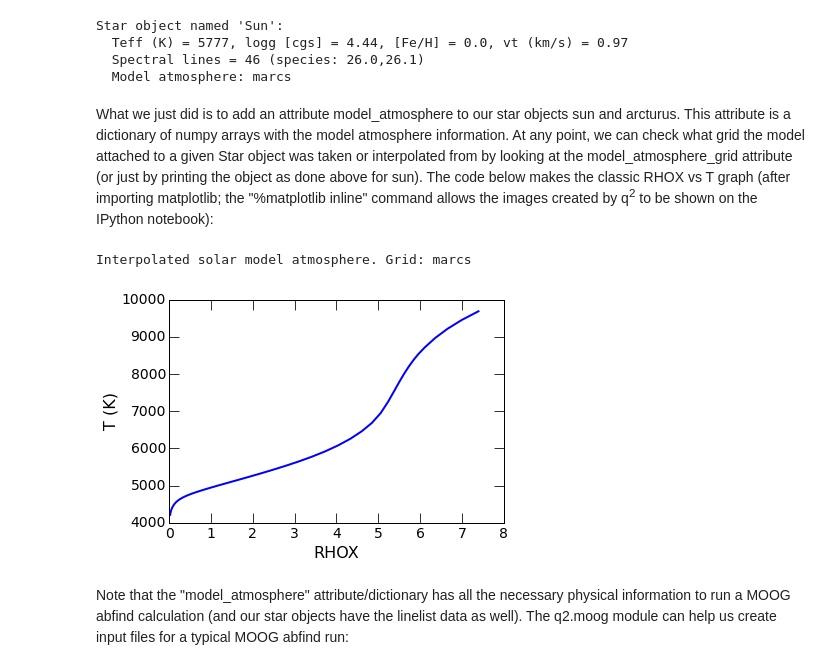
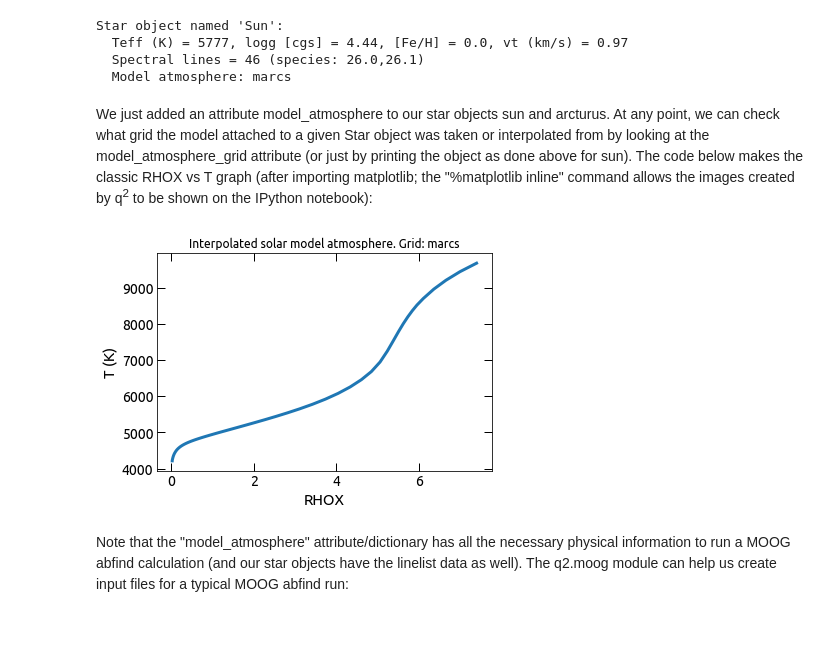
Before and after one commit to astroChasqui/q2_tutorial, a Jupyter notebook: 1. Introduction.ipynb, the cells around one changed output. Saved outputs shown, nothing was run; the diff lists cells and outputs as text; code cells hidden in the pictures; blank space fills up the shorter version.

Commit message:
improved text and plots

```diff
--- a/1. Introduction.ipynb
+++ b/1. Introduction.ipynb
@@ -84,19 +84,18 @@ Star object named 'Sun':
   Spectral lines = 46 (species: 26.0,26.1)
   Model atmosphere: marcs
 # %% [markdown]
-What we just did is to add an attribute model_atmosphere to our star objects sun and arcturus. This attribute is a dictionary of numpy arrays with the model atmosphere information. At any point, we can check what grid the model attached to a given Star object was taken or interpolated from by looking at the model_atmosphere_grid attribute (or just by printing the object as done above for sun). The code below makes the classic RHOX vs T graph (after importing matplotlib; the "%matplotlib inline" command allows the images created by q<sup>2</sup> to be shown on the IPython notebook):
+We just added an attribute model_atmosphere to our star objects sun and arcturus. At any point, we can check what grid the model attached to a given Star object was taken or interpolated from by looking at the model_atmosphere_grid attribute (or just by printing the object as done above for sun). The code below makes the classic RHOX vs T graph (after importing matplotlib; the "%matplotlib inline" command allows the images created by q<sup>2</sup> to be shown on the IPython notebook):
 # %%
 import matplotlib.pylab as plt
 %matplotlib inline
 
 plt.plot(sun.model_atmosphere['RHOX'], sun.model_atmosphere['T'])
 plt.xlabel("RHOX")
 plt.ylabel("T (K)")
-print "Interpolated solar model atmosphere. Grid: {0}".\
-      format(sun.model_atmosphere_grid)
+plt.title("Interpolated solar model atmosphere. Grid: {}".\
+          format(sun.model_atmosphere_grid));
 # %% [output]
-Interpolated solar model atmosphere. Grid: marcs
-[figure, old version]
+[figure, new version]
 # %% [markdown]
 Note that the "model_atmosphere" attribute/dictionary has all the necessary physical information to run a MOOG abfind calculation (and our star objects have the linelist data as well). The q2.moog module can help us create input files for a typical MOOG abfind run:
 # %%
```
Also changed, not shown: parts of 23 cells of this notebook, 5 other files.
